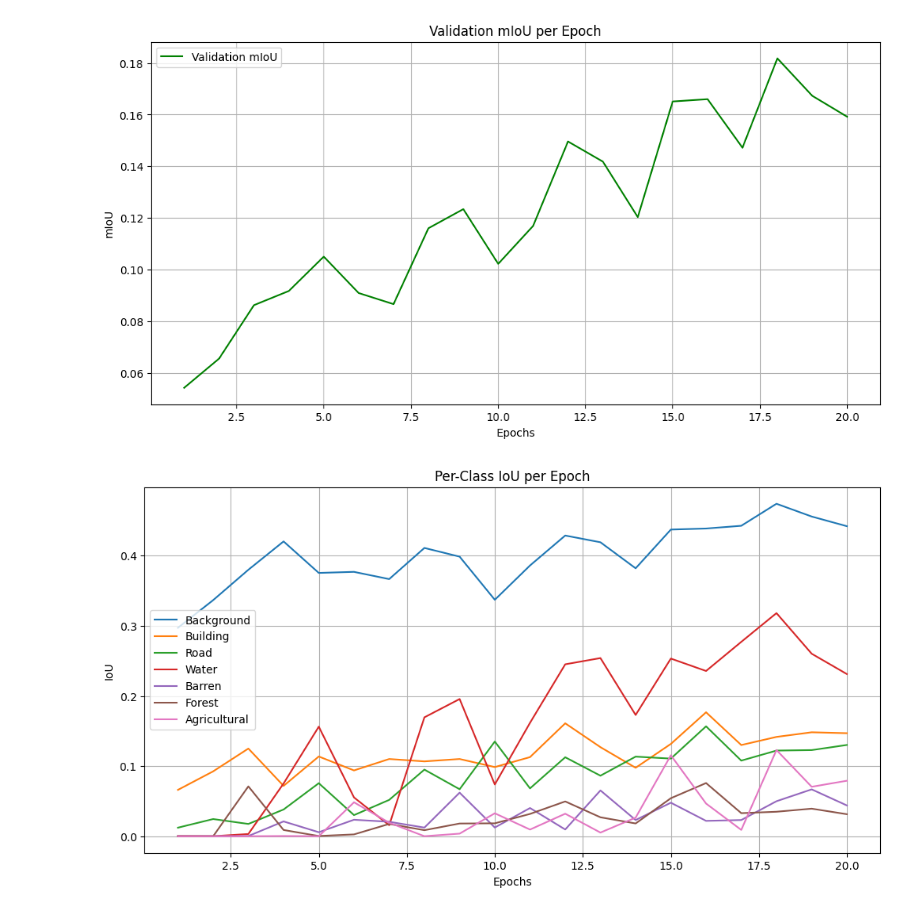
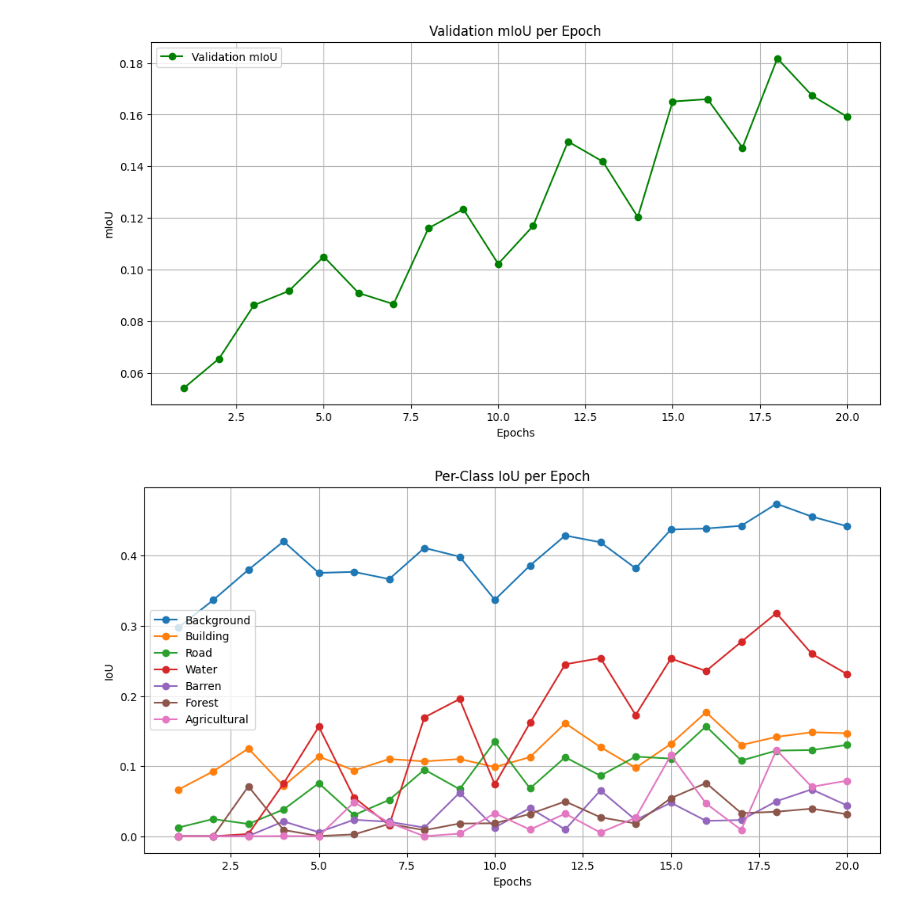
Before and after one commit to MichelePoli/AMLProject, a Jupyter notebook: 3a_graph.ipynb, the cells around one changed output. Cells and saved outputs as stored; diff of their text form; code cells hidden in the pictures.

Commit message:
graph

```diff
--- a/3a_graph.ipynb
+++ b/3a_graph.ipynb
@@ -28,7 +28,7 @@ per_class_IoU = {
 
 # Plot Training Loss
 plt.figure(figsize=(12, 6))
-plt.plot(epochs, training_loss, label='Training Loss', color='blue')
+plt.plot(epochs, training_loss, label='Training Loss', color='blue', marker='o')
 plt.xlabel('Epochs')
 plt.ylabel('Loss')
 plt.title('Training Loss per Epoch')
@@ -38,7 +38,7 @@ plt.show()
 
 # Plot Validation mIoU
 plt.figure(figsize=(12, 6))
-plt.plot(epochs, validation_mIoU, label='Validation mIoU', color='green')
+plt.plot(epochs, validation_mIoU, label='Validation mIoU', color='green', marker='o')
 plt.xlabel('Epochs')
 plt.ylabel('mIoU')
 plt.title('Validation mIoU per Epoch')
@@ -49,7 +49,7 @@ plt.show()
 # Plot Per-Class IoU
 plt.figure(figsize=(12, 6))
 for cls, iou in per_class_IoU.items():
-    plt.plot(epochs, iou, label=cls)
+    plt.plot(epochs, iou, label=cls, marker='o')
 plt.xlabel('Epochs')
 plt.ylabel('IoU')
 plt.title('Per-Class IoU per Epoch')
@@ -61,2 +61,2 @@ plt.show()
-[figure, old version]
+[figure, new version]
-[figure, old version]
+[figure, new version]
```
Also changed, not shown: parts of 1 cell of this notebook, 1 other file.
